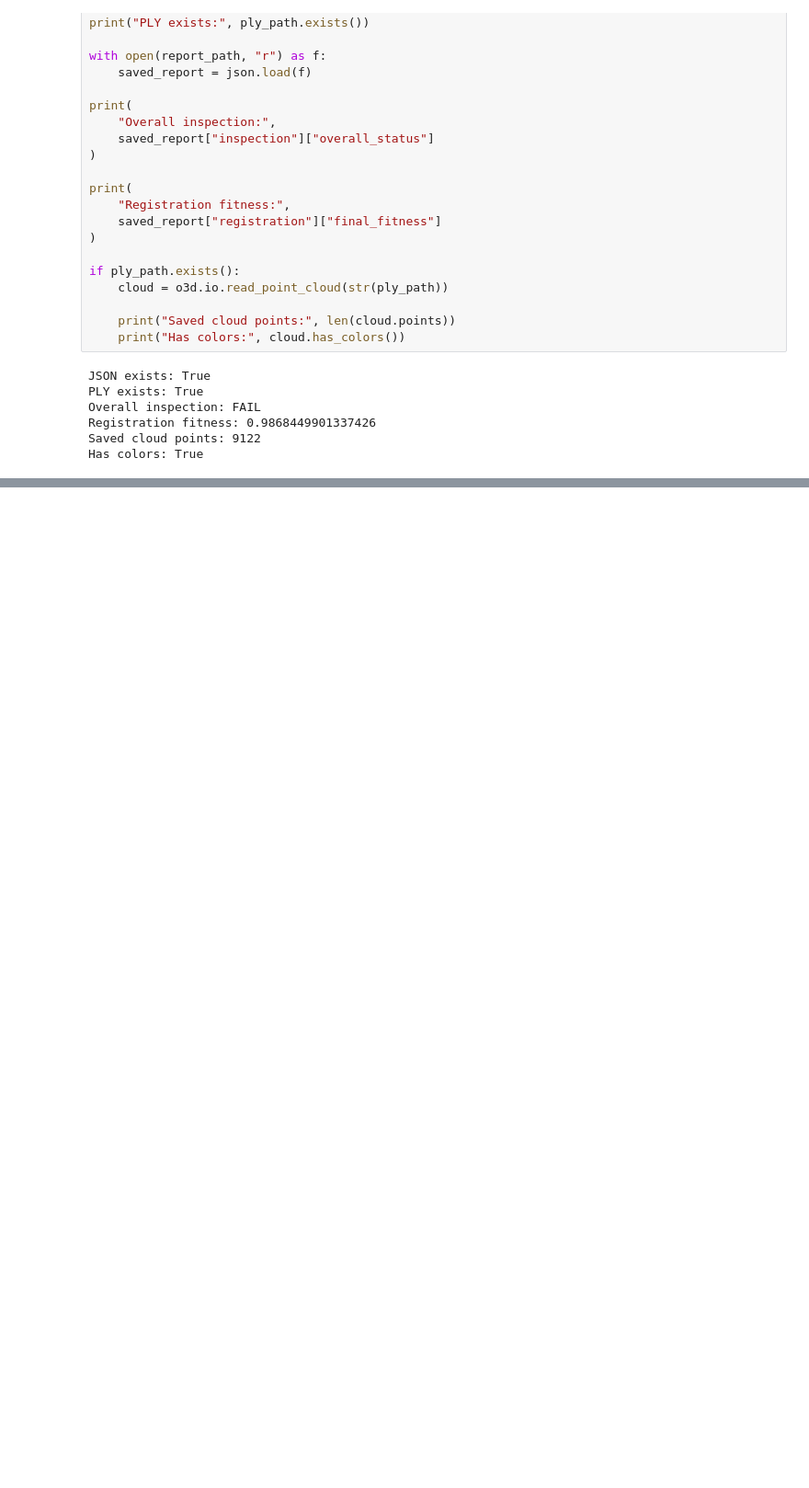
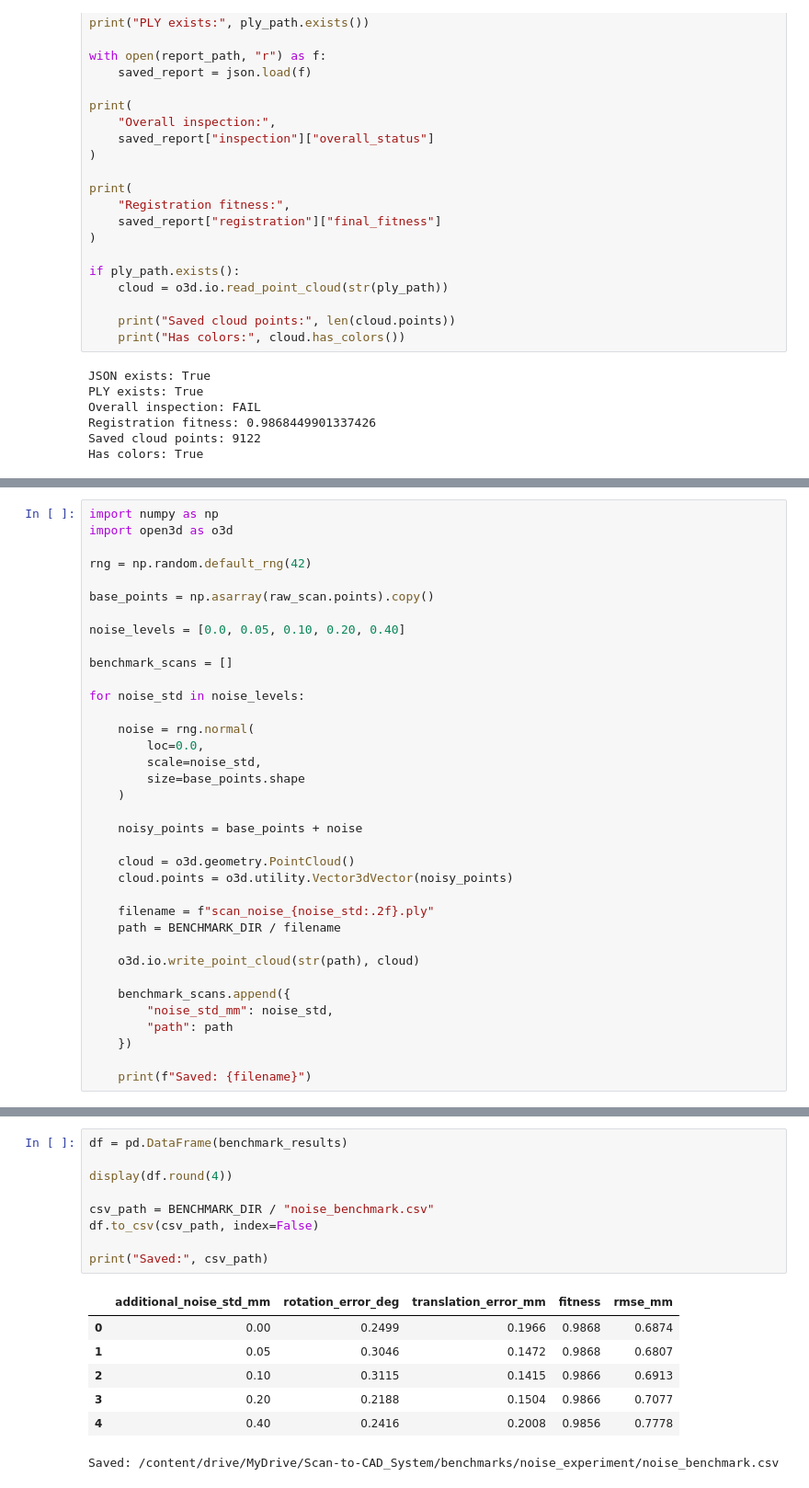
Before and after one commit to saiKelkar/Product_Oriented_Scan-to-CAD_Dimensional_Inspection_System, a Jupyter notebook: scan_to_cad_pipeline.ipynb, the cells around one changed output, grey strips where cells are left out. Shown at 92% size. Cells and saved outputs as stored; diff of their text form; blank space fills up the shorter version.

```diff
--- a/scan_to_cad_pipeline.ipynb
+++ b/scan_to_cad_pipeline.ipynb
@@ -1967,0 +2357,36 @@ Translation error: 0.1944 mm
+# %%
+import numpy as np
+import open3d as o3d
+
+rng = np.random.default_rng(42)
+
+base_points = np.asarray(raw_scan.points).copy()
+
+noise_levels = [0.0, 0.05, 0.10, 0.20, 0.40]
+
+benchmark_scans = []
+
+for noise_std in noise_levels:
+
+    noise = rng.normal(
+        loc=0.0,
+        scale=noise_std,
+        size=base_points.shape
+    )
+
+    noisy_points = base_points + noise
+
+    cloud = o3d.geometry.PointCloud()
+    cloud.points = o3d.utility.Vector3dVector(noisy_points)
+
+    filename = f"scan_noise_{noise_std:.2f}.ply"
+    path = BENCHMARK_DIR / filename
+
+    o3d.io.write_point_cloud(str(path), cloud)
+
+    benchmark_scans.append({
+        "noise_std_mm": noise_std,
+        "path": path
+    })
+
+    print(f"Saved: {filename}")
@@ -1967,0 +2445,17 @@ Translation error: 0.1944 mm
+# %%
+df = pd.DataFrame(benchmark_results)
+
+display(df.round(4))
+
+csv_path = BENCHMARK_DIR / "noise_benchmark.csv"
+df.to_csv(csv_path, index=False)
+
+print("Saved:", csv_path)
+# %% [output]
+|  | additional_noise_std_mm | rotation_error_deg | translation_error_mm | fitness | rmse_mm |
+| 0 | 0.00 | 0.2499 | 0.1966 | 0.9868 | 0.6874 |
+| 1 | 0.05 | 0.3046 | 0.1472 | 0.9868 | 0.6807 |
+| 2 | 0.10 | 0.3115 | 0.1415 | 0.9866 | 0.6913 |
+| 3 | 0.20 | 0.2188 | 0.1504 | 0.9866 | 0.7077 |
+| 4 | 0.40 | 0.2416 | 0.2008 | 0.9856 | 0.7778 |
+Saved: /content/drive/MyDrive/Scan-to-CAD_System/benchmarks/noise_experiment/noise_benchmark.csv
```
Also changed, not shown: parts of 47 cells of this notebook.
